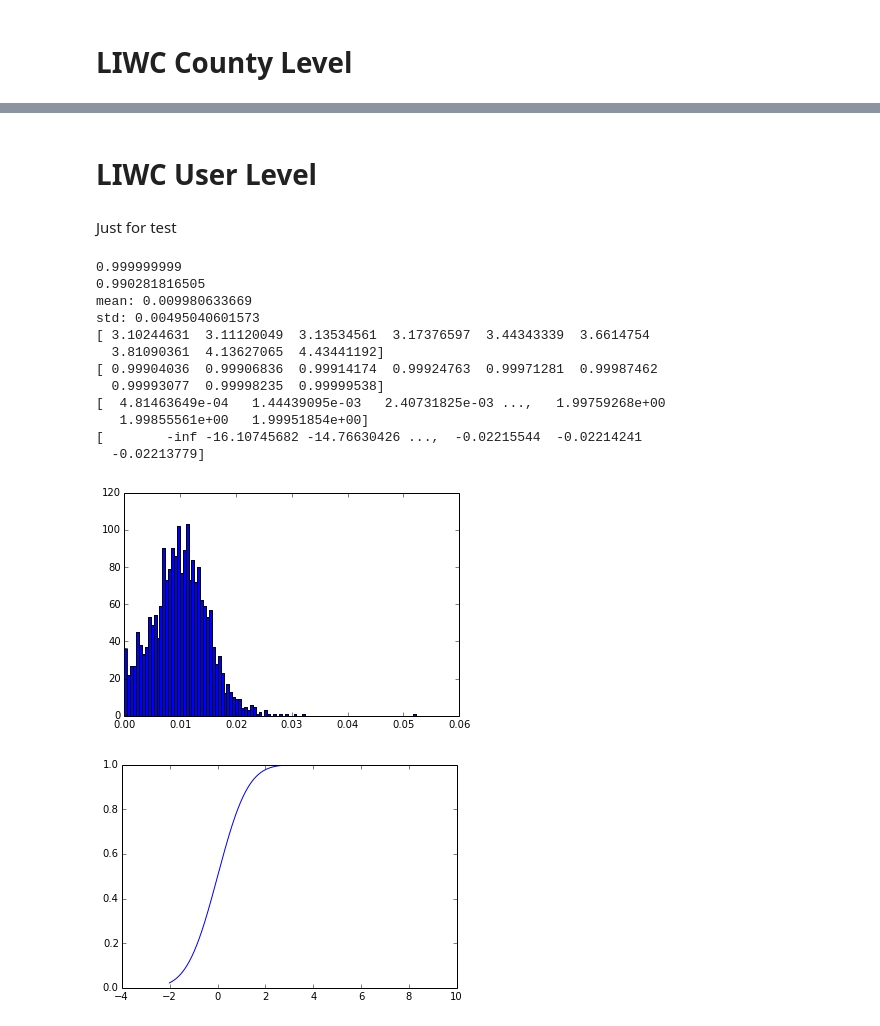
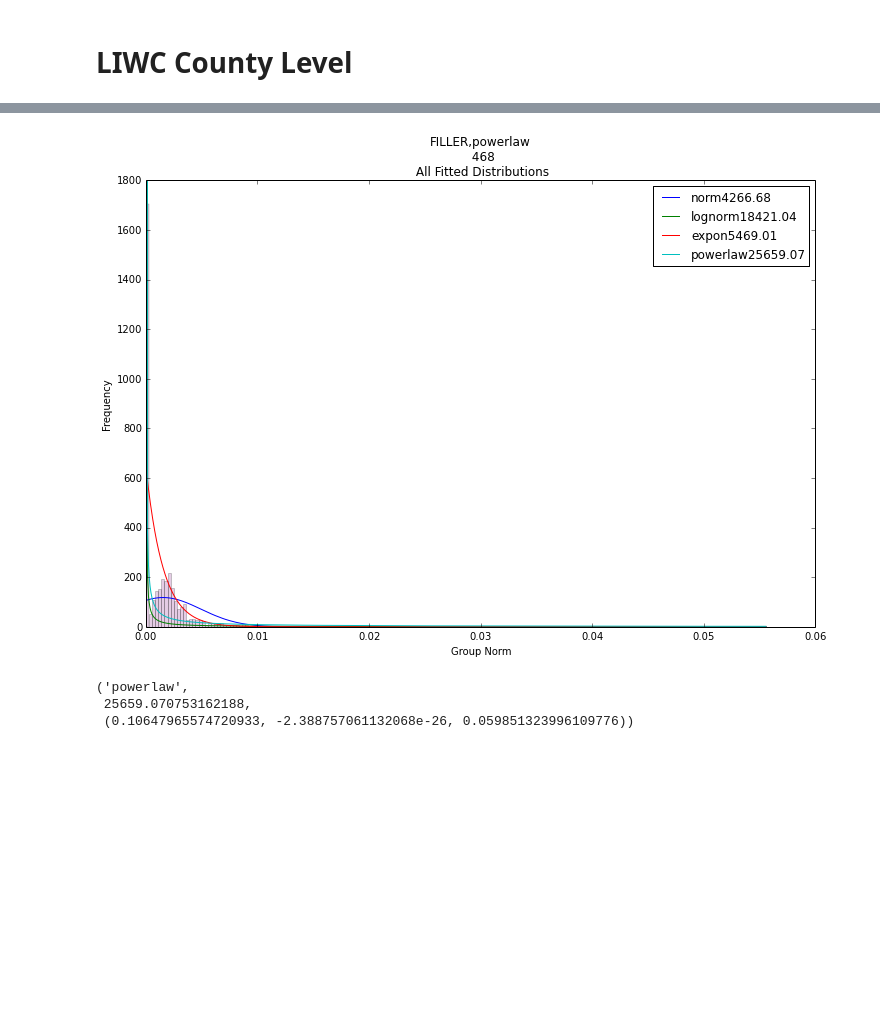
Before and after one commit to fataltes/feature_distribution, a Jupyter notebook: likelihood_2randsets_optimized.ipynb, the cells around one changed output, grey strips where cells are left out. Saved outputs shown, nothing was run; the diff lists cells and outputs as text; code cells hidden in the pictures; blank space fills up the shorter version.

```diff
--- a/likelihood_2randsets_optimized.ipynb
+++ b/likelihood_2randsets_optimized.ipynb
@@ -368,2 +382,0 @@ feature Lognormal Exponential Normal
-# %% [markdown]
-# LIWC User Level
@@ -377,41 +383,10 @@ print(df_liwc_user_wZero['dist_stat'])
-# %% [markdown]
-Just for test
-# %%
-print(0.999999999)
-d = ss.norm.rvs(size=100)
-dcdf=ss.norm.cdf(np.sort(d))
-print(dcdf[-1])
-raw_df = pd.read_sql("select * from feat$cat_LIWC2007$msgs_r2k$user_id$16to16 where feat = 'NEGATE'", con=engine)
-x = prepare_data(raw_df, True)
-plt.hist(x, bins=100)
-y = np.sort(x)
-N=len(y)
-xbar = np.mean(x, axis=0)
-print('mean: '+str(xbar))
-s = np.std(x, ddof=1, axis=0)
-print('std: ' + str(s))
-w = (y - xbar) / s
-z = ss.norm.cdf(w)
-plt.figure()
-plt.plot(w, z)
-i = np.arange(1, N + 1)
-A2 = -N - np.sum((2*i - 1.0) / N * (np.log(z) + np.log(1 - z[::-1])), axis=0)
-print(w[-10:-1])
-print(z[-10:-1])
-print((2*i - 1.0) / N )
-print((np.log(z) + np.log(1 - z[::-1])))
-# %% [output]
-0.999999999
-0.990281816505
-mean: 0.009980633669
-std: 0.00495040601573
-[ 3.10244631  3.11120049  3.13534561  3.17376597  3.44343339  3.6614754
-  3.81090361  4.13627065  4.43441192]
-[ 0.99904036  0.99906836  0.99914174  0.99924763  0.99971281  0.99987462
-  0.99993077  0.99998235  0.99999538]
-[  4.81463649e-04   1.44439095e-03   2.40731825e-03 ...,   1.99759268e+00
-   1.99855561e+00   1.99951854e+00]
-[        -inf -16.10745682 -14.76630426 ...,  -0.02215544  -0.02214241
-  -0.02213779]
-[figure, removed]
-[figure, removed]
+# %%
+table_name = 'feat$cat_LIWC2007$msgs_cnty_r1k$cnty$16to16'
+feat = df_liwc_cnty_wZero[df_liwc_cnty_wZero.feat == 'FILLER'].iloc[0]
+data = prepare_data(table_name, str(feat.feat), feat.total_cnt, feat.nonzero_cnt, True)
+draw_plots(data, str(feat.feat), plot_pdf=True)
+# %% [output]
+[figure, added]
+('powerlaw',
+ 25659.070753162188,
+ (0.10647965574720933, -2.388757061132068e-26, 0.059851323996109776))
```
Also changed, not shown: parts of 7 cells of this notebook.
